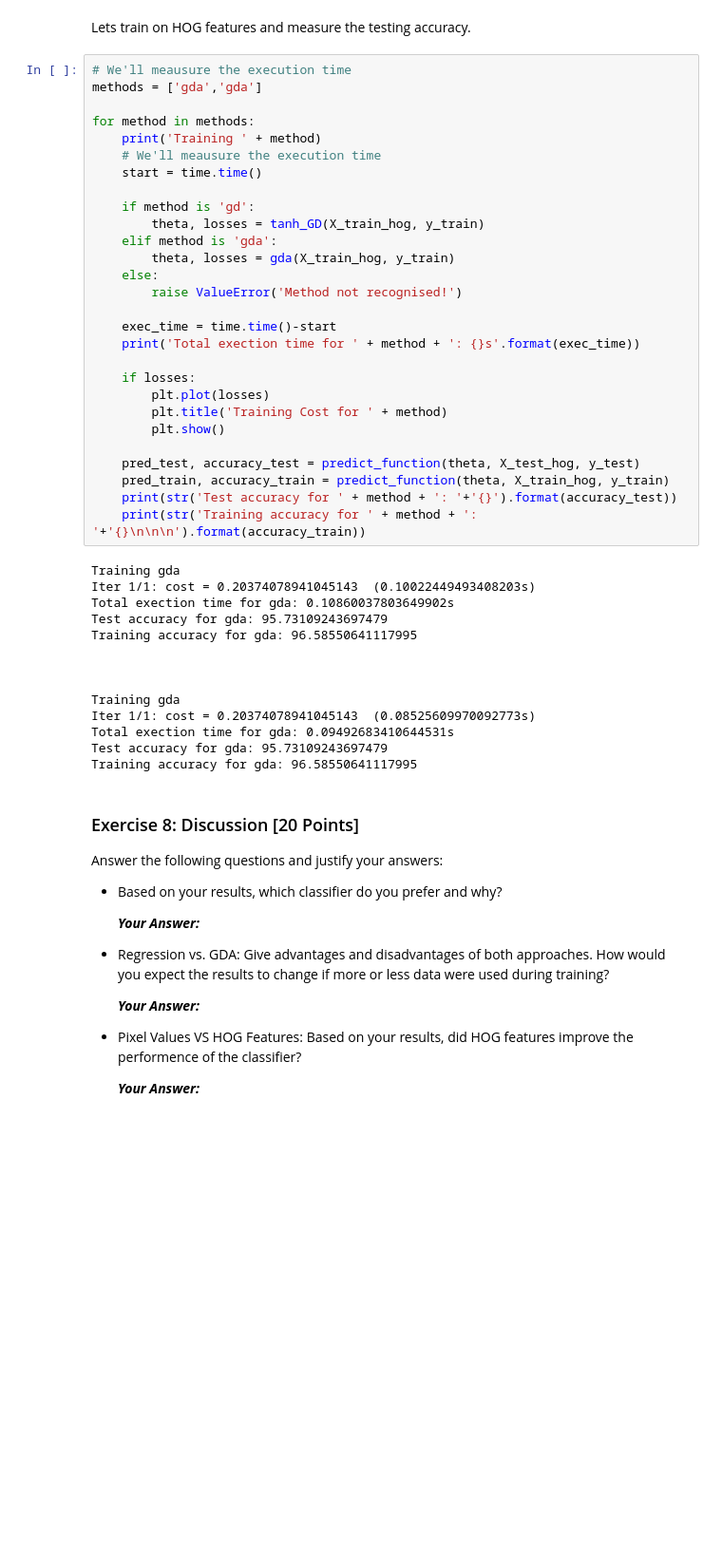
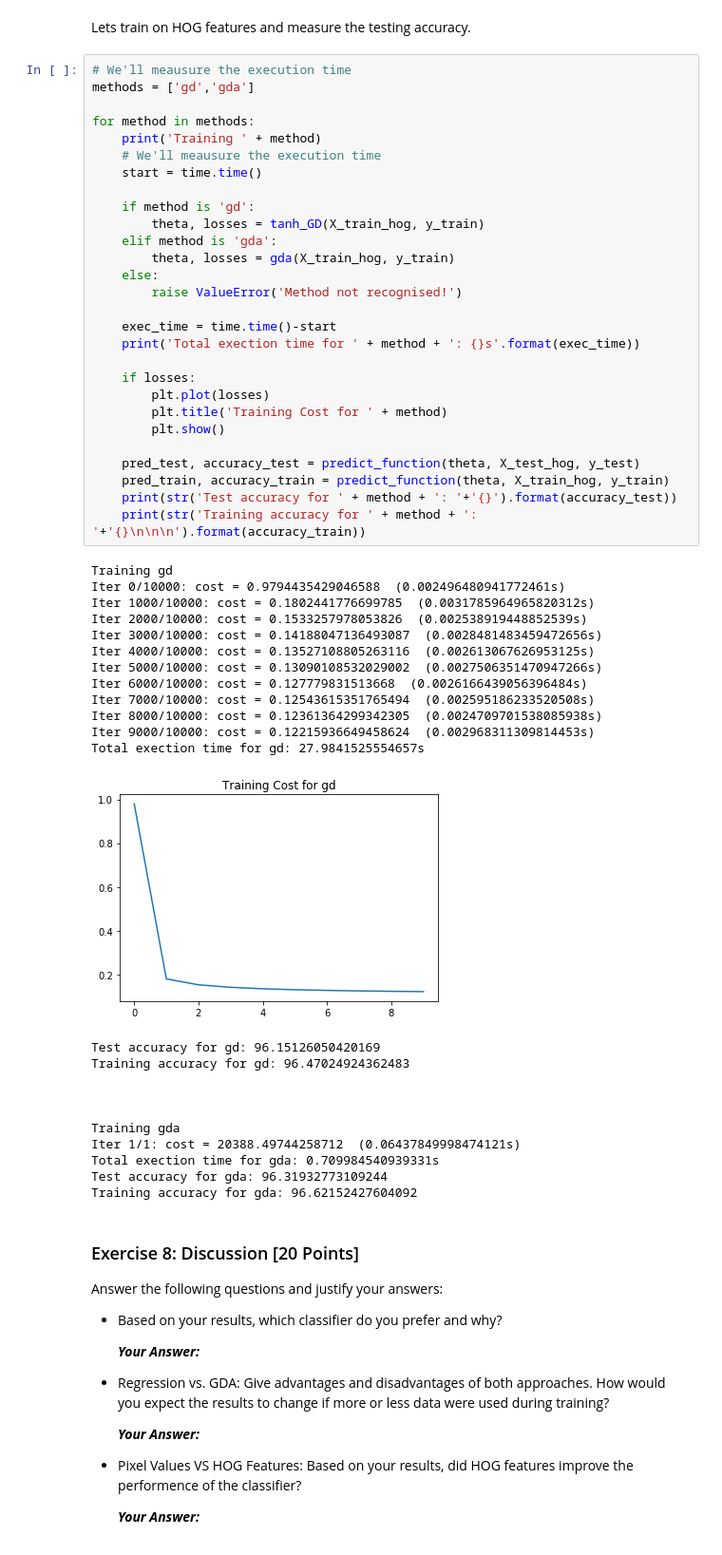
Before and after one commit to guertlef/MachineLearningHS19, a Jupyter notebook: ProgrammingAssignments/U1/Assignment1.ipynb, the cells around one changed output. Shown at 95% size. Cells and saved outputs as stored; diff of their text form; blank space fills up the shorter version.

```diff
--- a/ProgrammingAssignments/U1/Assignment1.ipynb
+++ b/ProgrammingAssignments/U1/Assignment1.ipynb
@@ -204,46 +214,56 @@ X_test_hog = hog_features(X_test)
 Lets train on HOG features and measure the testing accuracy.
 # %%
 # We'll meausure the execution time
-methods = ['gda','gda']
+methods = ['gd','gda']
 
 for method in methods:
     print('Training ' + method)
     # We'll meausure the execution time
     start = time.time()
 
     if method is 'gd':
         theta, losses = tanh_GD(X_train_hog, y_train)
     elif method is 'gda':
         theta, losses = gda(X_train_hog, y_train)
     else:
         raise ValueError('Method not recognised!')
 
     exec_time = time.time()-start
     print('Total exection time for ' + method + ': {}s'.format(exec_time))
 
     if losses:
         plt.plot(losses)
         plt.title('Training Cost for ' + method)
         plt.show()
 
     pred_test, accuracy_test = predict_function(theta, X_test_hog, y_test)
     pred_train, accuracy_train = predict_function(theta, X_train_hog, y_train)
     print(str('Test accuracy for ' + method + ': '+'{}').format(accuracy_test))
     print(str('Training accuracy for ' + method + ': '+'{}\n\n\n').format(accuracy_train))
 # %% [output]
-Training gda
-Iter 1/1: cost = 0.20374078941045143  (0.10022449493408203s)
-Total exection time for gda: 0.10860037803649902s
-Test accuracy for gda: 95.73109243697479
-Training accuracy for gda: 96.58550641117995
-
-
-
-Training gda
-Iter 1/1: cost = 0.20374078941045143  (0.08525609970092773s)
-Total exection time for gda: 0.09492683410644531s
-Test accuracy for gda: 95.73109243697479
-Training accuracy for gda: 96.58550641117995
+Training gd
+Iter 0/10000: cost = 0.9794435429046588  (0.002496480941772461s)
+Iter 1000/10000: cost = 0.1802441776699785  (0.0031785964965820312s)
+Iter 2000/10000: cost = 0.1533257978053826  (0.002538919448852539s)
+Iter 3000/10000: cost = 0.14188047136493087  (0.0028481483459472656s)
+Iter 4000/10000: cost = 0.13527108805263116  (0.002613067626953125s)
+Iter 5000/10000: cost = 0.13090108532029002  (0.0027506351470947266s)
+Iter 6000/10000: cost = 0.127779831513668  (0.0026166439056396484s)
+Iter 7000/10000: cost = 0.12543615351765494  (0.002595186233520508s)
+Iter 8000/10000: cost = 0.12361364299342305  (0.0024709701538085938s)
+Iter 9000/10000: cost = 0.12215936649458624  (0.002968311309814453s)
+Total exection time for gd: 27.9841525554657s
+[figure, added]
+Test accuracy for gd: 96.15126050420169
+Training accuracy for gd: 96.47024924362483
+
+
+
+Training gda
+Iter 1/1: cost = 20388.49744258712  (0.06437849998474121s)
+Total exection time for gda: 0.709984540939331s
+Test accuracy for gda: 96.31932773109244
+Training accuracy for gda: 96.62152427604092
 # %% [markdown]
 ### Exercise 8: Discussion [20 Points]
 
```
Also changed, not shown: parts of 2 cells of this notebook, 8 other files.
